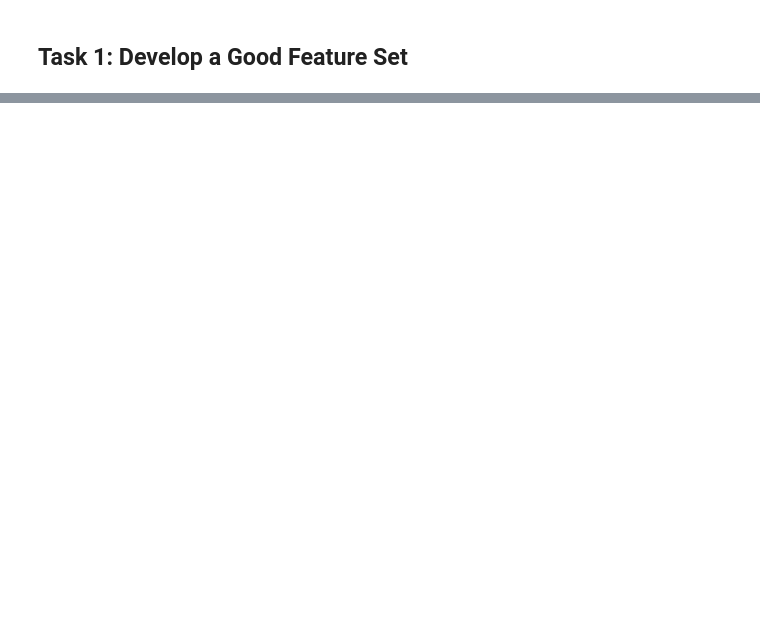
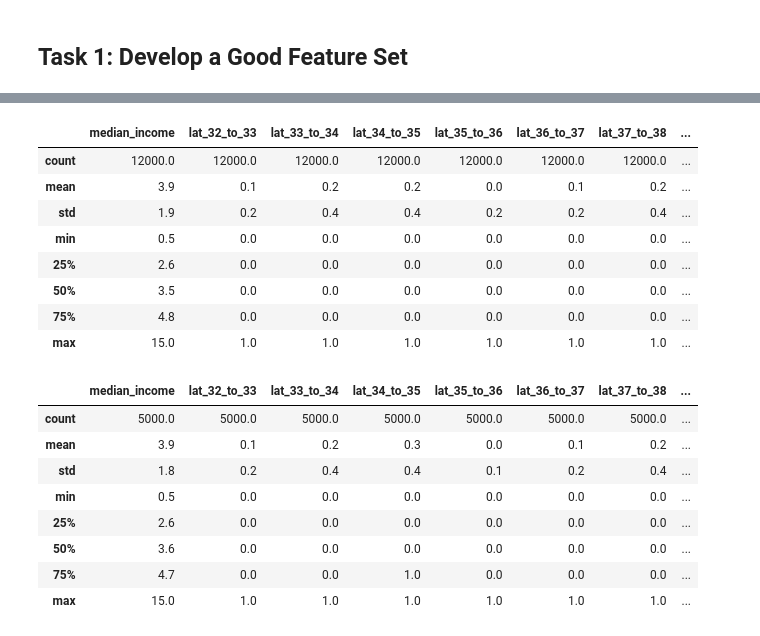
Before and after one commit to AustinSong/ml-crash-course, a Jupyter notebook: programming_exercises/Representation.ipynb, the cells around one changed output, grey strips where cells are left out. Cells and saved outputs as stored; diff of their text form; code cells hidden in the pictures; blank space fills up the shorter version.

```diff
--- a/programming_exercises/Representation.ipynb
+++ b/programming_exercises/Representation.ipynb
@@ -308,0 +363,24 @@ Model training finished.
+# %%
+binned_training_examples = bin_lats(training_examples)
+display.display(binned_training_examples.describe())
+binned_validation_examples = bin_lats(validation_examples)
+display.display(binned_validation_examples.describe())
+# %% [output]
+|  | median_income | lat_32_to_33 | lat_33_to_34 | lat_34_to_35 | lat_35_to_36 | lat_36_to_37 | lat_37_to_38 | ... |
+| count | 12000.0 | 12000.0 | 12000.0 | 12000.0 | 12000.0 | 12000.0 | 12000.0 | ... |
+| mean | 3.9 | 0.1 | 0.2 | 0.2 | 0.0 | 0.1 | 0.2 | ... |
+| std | 1.9 | 0.2 | 0.4 | 0.4 | 0.2 | 0.2 | 0.4 | ... |
+| min | 0.5 | 0.0 | 0.0 | 0.0 | 0.0 | 0.0 | 0.0 | ... |
+| 25% | 2.6 | 0.0 | 0.0 | 0.0 | 0.0 | 0.0 | 0.0 | ... |
+| 50% | 3.5 | 0.0 | 0.0 | 0.0 | 0.0 | 0.0 | 0.0 | ... |
+| 75% | 4.8 | 0.0 | 0.0 | 0.0 | 0.0 | 0.0 | 0.0 | ... |
+| max | 15.0 | 1.0 | 1.0 | 1.0 | 1.0 | 1.0 | 1.0 | ... |
+|  | median_income | lat_32_to_33 | lat_33_to_34 | lat_34_to_35 | lat_35_to_36 | lat_36_to_37 | lat_37_to_38 | ... |
+| count | 5000.0 | 5000.0 | 5000.0 | 5000.0 | 5000.0 | 5000.0 | 5000.0 | ... |
+| mean | 3.9 | 0.1 | 0.2 | 0.3 | 0.0 | 0.1 | 0.2 | ... |
+| std | 1.8 | 0.2 | 0.4 | 0.4 | 0.1 | 0.2 | 0.4 | ... |
+| min | 0.5 | 0.0 | 0.0 | 0.0 | 0.0 | 0.0 | 0.0 | ... |
+| 25% | 2.6 | 0.0 | 0.0 | 0.0 | 0.0 | 0.0 | 0.0 | ... |
+| 50% | 3.6 | 0.0 | 0.0 | 0.0 | 0.0 | 0.0 | 0.0 | ... |
+| 75% | 4.7 | 0.0 | 0.0 | 1.0 | 0.0 | 0.0 | 0.0 | ... |
+| max | 15.0 | 1.0 | 1.0 | 1.0 | 1.0 | 1.0 | 1.0 | ... |
```
Also changed, not shown: parts of 11 cells of this notebook.
